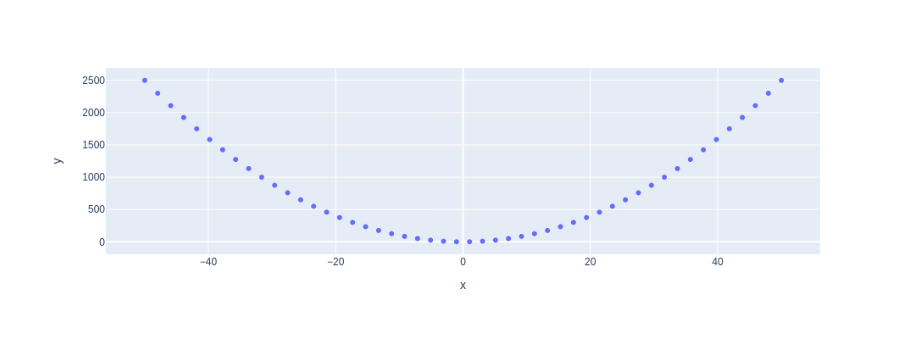
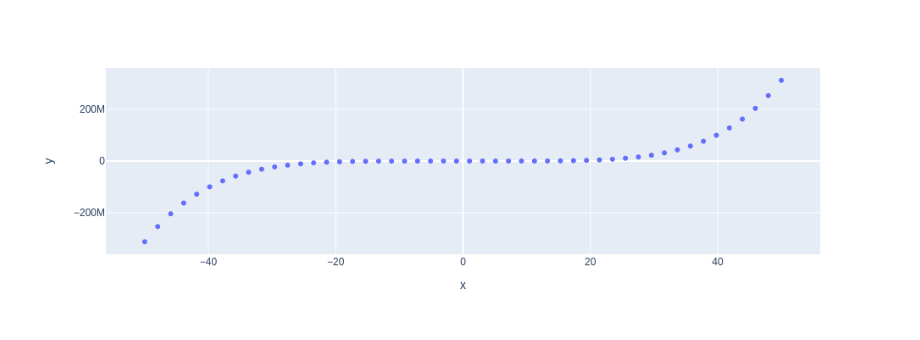
Before and after one commit to hasys/my-notebooks-repo, a Jupyter notebook: experiment1.ipynb, the cells around one changed output. Cells and saved outputs as stored; diff of their text form; code cells hidden in the pictures.

```diff
--- a/experiment1.ipynb
+++ b/experiment1.ipynb
@@ -1,12 +1,12 @@
 # %%
 import numpy as np
 import plotly.express as px
 # x-axis data points
 x = np.linspace(start=-50, stop=50)
 # y-axis data points
-y = x ** 2
+y = x ** 5
 # define the plot
 fig = px.scatter(x=x, y=y)
 fig.show()
 # %% [output]
-[figure, old version]
+[figure, new version]
```
